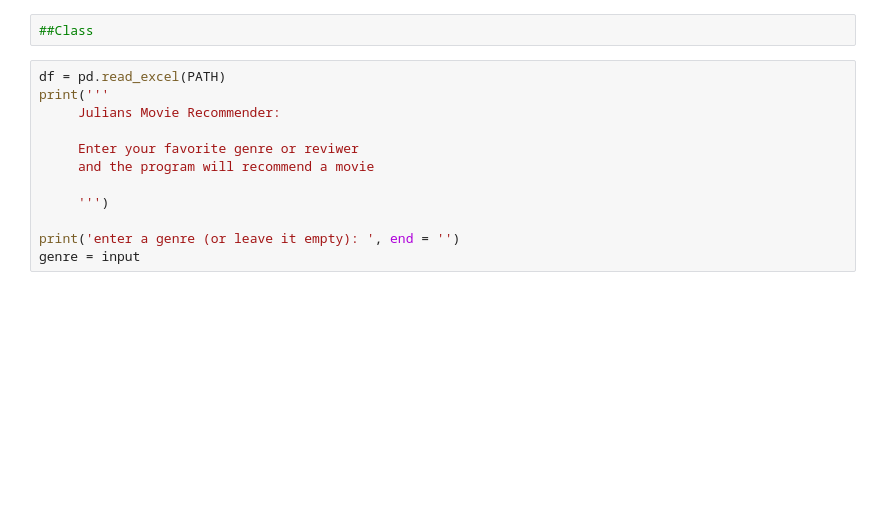
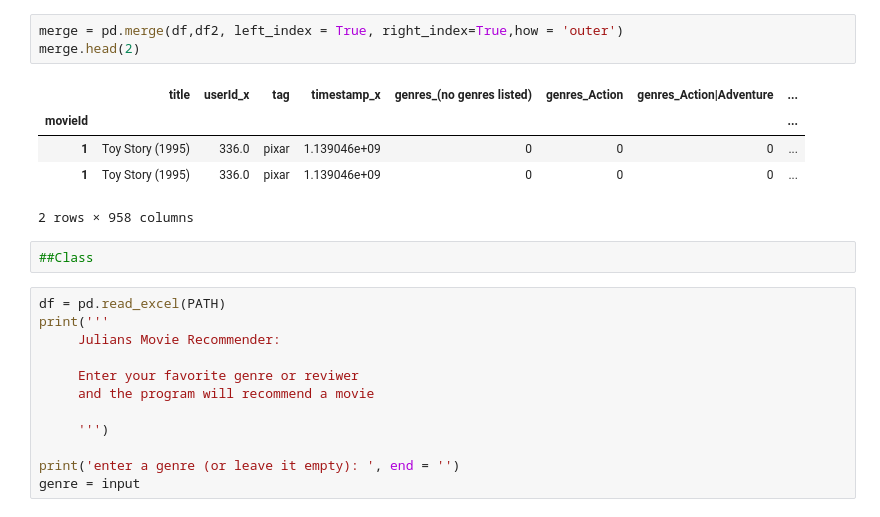
Before and after one commit to julian801/JC_Movie_Recommender, a Jupyter notebook: JC_Movie_Recommender.ipynb, the cells around one changed output. Drawn from its saved outputs; the diff is of its cells as text; blank space fills up the shorter version.

```diff
--- a/JC_Movie_Recommender.ipynb
+++ b/JC_Movie_Recommender.ipynb
@@ -21,3 +28,12 @@ df = pd.read_excel(PATH)
+# %%
+merge = pd.merge(df,df2, left_index = True, right_index=True,how = 'outer')
+merge.head(2)
+# %% [output]
+|  | title | userId_x | tag | timestamp_x | genres_(no genres listed) | genres_Action | genres_Action|Adventure | ... |
+| movieId |  |  |  |  |  |  |  | ... |
+| 1 | Toy Story (1995) | 336.0 | pixar | 1.139046e+09 | 0 | 0 | 0 | ... |
+| 1 | Toy Story (1995) | 336.0 | pixar | 1.139046e+09 | 0 | 0 | 0 | ... |
+2 rows × 958 columns
 # %%
 ##Class
 # %%
```
Also changed, not shown: parts of 9 cells of this notebook.
